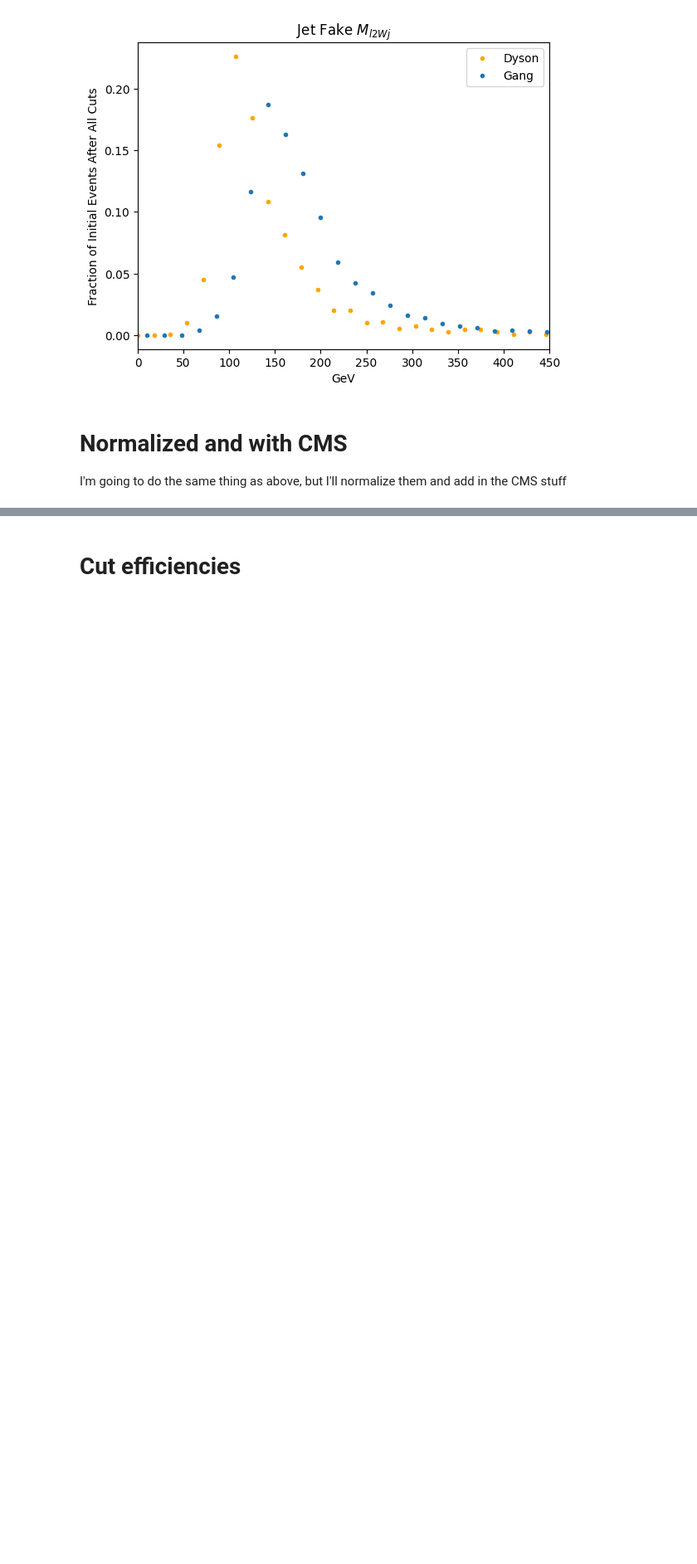
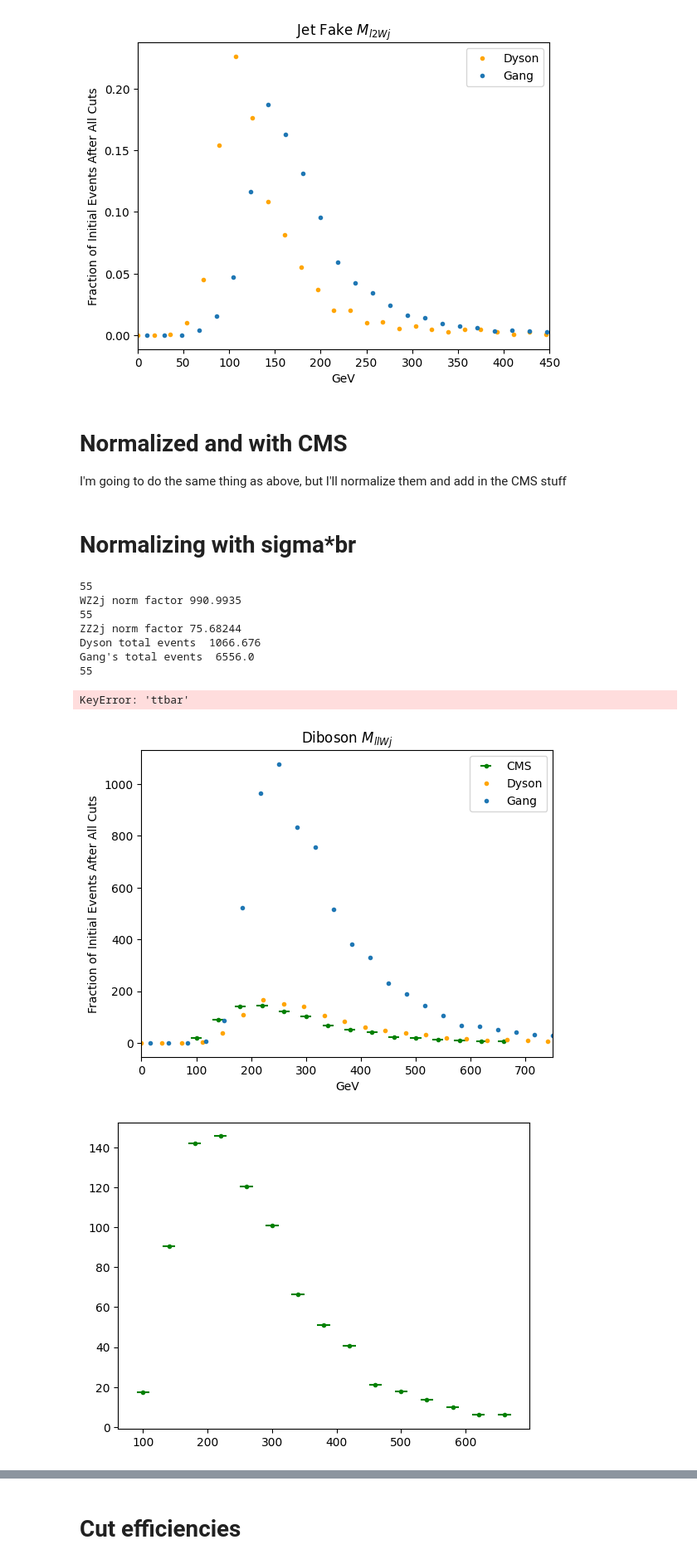
Before and after one commit to dysontk/LFVLNV, a Jupyter notebook: AnalysisAndSuch/Histos.ipynb, the cells around one changed output, grey strips where cells are left out. Shown: that part at 83% size. Cells and saved outputs as stored; diff of their text form; code cells hidden in the pictures; blank space fills up the shorter version.

```diff
--- a/AnalysisAndSuch/Histos.ipynb
+++ b/AnalysisAndSuch/Histos.ipynb
@@ -237,10 +237,12 @@ Gang's total events  6556.0
 # Normalized and with CMS
 I'm going to do the same thing as above, but I'll normalize them and add in the CMS stuff
 # %%
-ssdilep_events = {'WZ2j': 21935,
-                  'ZZ2j':35534}
+ssdilep_events = {'WZ2j': 14319,
+                  'ZZ2j':24970,
+                  'ttbar':31596,
+                  'W3j': 24029} #number of ee jj events prior to all cuts
 
-def normalizeMG(data_np, eventType):
+def normalizeMG(data_np, eventType): # this shouldn't work when muons are excluded
     N_generated = ssdilep_events[eventType]
     N_fin = np.sum(data_np)
     eff_ratio = N_fin/N_generated
@@ -297,4 +299,62 @@ CMS_linspaces = {'ll': np.linspace(100, 660, 15),
 path_to_Gang = '/Users/dysonk/Work/Gang_analysis/'
 gang_diboson_path = 'prompt_NR_highSR1/'
 init_dir = path_to_Gang + gang_diboson_path
+# %% [markdown]
+# Normalizing with sigma*br
+# %%
+eTdict = {'WZ2j':'WZ',
+        'ZZ2j':'ZZ',
+        'W3j':'W3j',
+        'ttbar':'ttbar'}
+for htyp in GangDataDict:
+
+
+
+    for  dg in GangdatGroups:
+        fig, axes = plt.subplots()
+        CMS_to_plot = get_data(init_dir+CMSFileTags[htyp]+'3.dat') - get_data(init_dir+CMSFileTags[htyp]+'1.dat')
+        axes.errorbar(CMS_linspaces[htyp], CMS_to_plot, xerr=10, label='CMS', fmt='.', color='green')
+        # if (dg=='JF'):
+        #     continue
+        myData = {}
+        my_y = np.zeros(50)
+        myDataPlot = 0
+        GangDataPlotX = 0
+        GangDataPlotY = 0
+        for dt in MydatGroups[dg]:
+            # print(my_start_dir)
+            myData.update({dt:combineHistos.get_data(dt, my_FileTags[htyp], my_start_dir)})
+            print(len(myData[dt]['data']))
+            my_y = np.linspace(myData[dt]['bounds'][0], myData[dt]['bounds'][1], len(myData[dt]['data']))
+            myDataPlot += normalize(myData[dt]['data'], dt)
+            # print(GangDataPlotY)
+            # print(GangDataDictFull[eTdict[dt]][htyp][:,0])
+            GangDataPlotX += GangDataDictFull[eTdict[dt]][htyp][:,1]
+            GangDataPlotY = GangDataDictFull[eTdict[dt]][htyp][:,0]
+            # print(np.shape(GangDataPlotX))
+            # print(np.shape(GangDataPlotY))
+        GangsY = GangDataDictFull['WZ'][htyp][:,1] + GangDataDictFull['ZZ'][htyp][:,1]
+        GangsX = GangDataDictFull['WZ'][htyp][:,0]
+        print("Dyson total events ", np.sum(myDataPlot))
+        print("Gang's total events ", np.sum(GangsY))
+        # myDataPlot = myDataPlot #* CMS_nEvents
+        axes.set_title(titleDGDict[dg] + ' ' + plotInfo[htyp]['title'])
+        # plt.errorbar(my_y,  /n, color = 'orange', fmt='.', label='Dyson')
+        plt.errorbar(my_y,  myDataPlot, color = 'orange', fmt='.', label='Dyson')
+        plt.errorbar(GangsX, GangsY, fmt='.', label='Gang')
+        plt.xlim(plotInfo[htyp]['bounds'])
+        plt.ylabel('Fraction of Initial Events After All Cuts')
+        plt.xlabel('GeV')
+        axes.legend()
+# %% [output]
+55
+WZ2j norm factor 990.9935
+55
+ZZ2j norm factor 75.68244
+Dyson total events  1066.676
+Gang's total events  6556.0
+55
+KeyError: 'ttbar'
+[figure, added]
+[figure, added]
 # %% [markdown]
```
Also changed, not shown: parts of 2 cells of this notebook, 3 other files.
